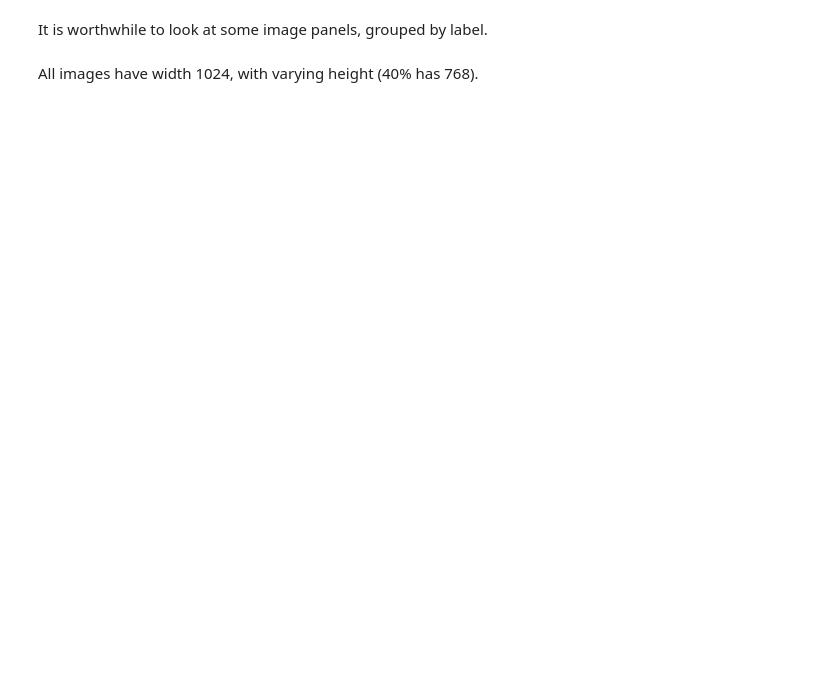
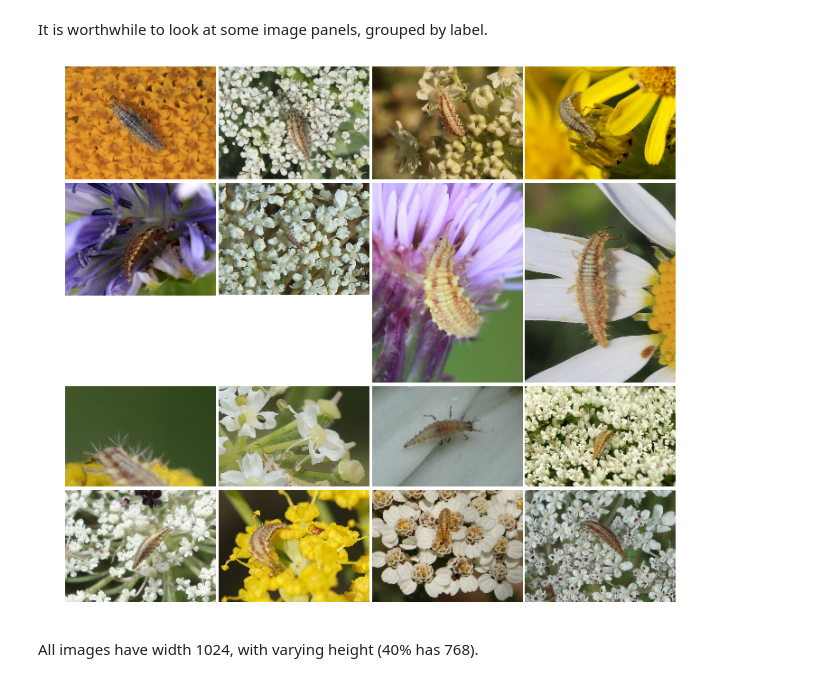
Before and after one commit to paris-saclay-cds/ramp-board, a Jupyter notebook: problems/pollenating_insects_2/starting_kit/pollenating_insects_2_starting_kit.ipynb, the cells around one changed output. Drawn from its saved outputs; the diff is of its cells as text; code cells hidden in the pictures; blank space fills up the shorter version.

```diff
--- a/problems/pollenating_insects_2/starting_kit/pollenating_insects_2_starting_kit.ipynb
+++ b/problems/pollenating_insects_2/starting_kit/pollenating_insects_2_starting_kit.ipynb
@@ -157,27 +183,29 @@ It is worthwhile to look at some image panels, grouped by label.
 # %%
 nb_rows = 4
 nb_cols = 4
 nb_elements = nb_rows * nb_cols
-label = 10
+label = 156
 
 print("{0}".format(labels_df.loc[label]))
 
 X_given_label = X[y==label]
 
 subsample = np.random.choice(X_given_label, replace=False, size=nb_elements)
 
 fig = plt.figure(figsize=(10, 10))
 grid = AxesGrid(fig, 111, # similar to subplot(141)
                 nrows_ncols = (nb_rows, nb_cols),
                 axes_pad = 0.05,
                 label_mode = "1",
 )
 for i, image_id in enumerate(subsample):
     filename = 'imgs/id_{}.jpg'.format(image_id)
     image = imread(filename)
     im = grid[i].imshow(image/255.)
     grid[i].axis('off')
 plt.tight_layout()
+# %% [output]
+[figure, added]
 # %% [markdown]
 All images have width 1024, with varying height (40% has 768).
 # %%
```
Also changed, not shown: parts of 15 cells of this notebook.
